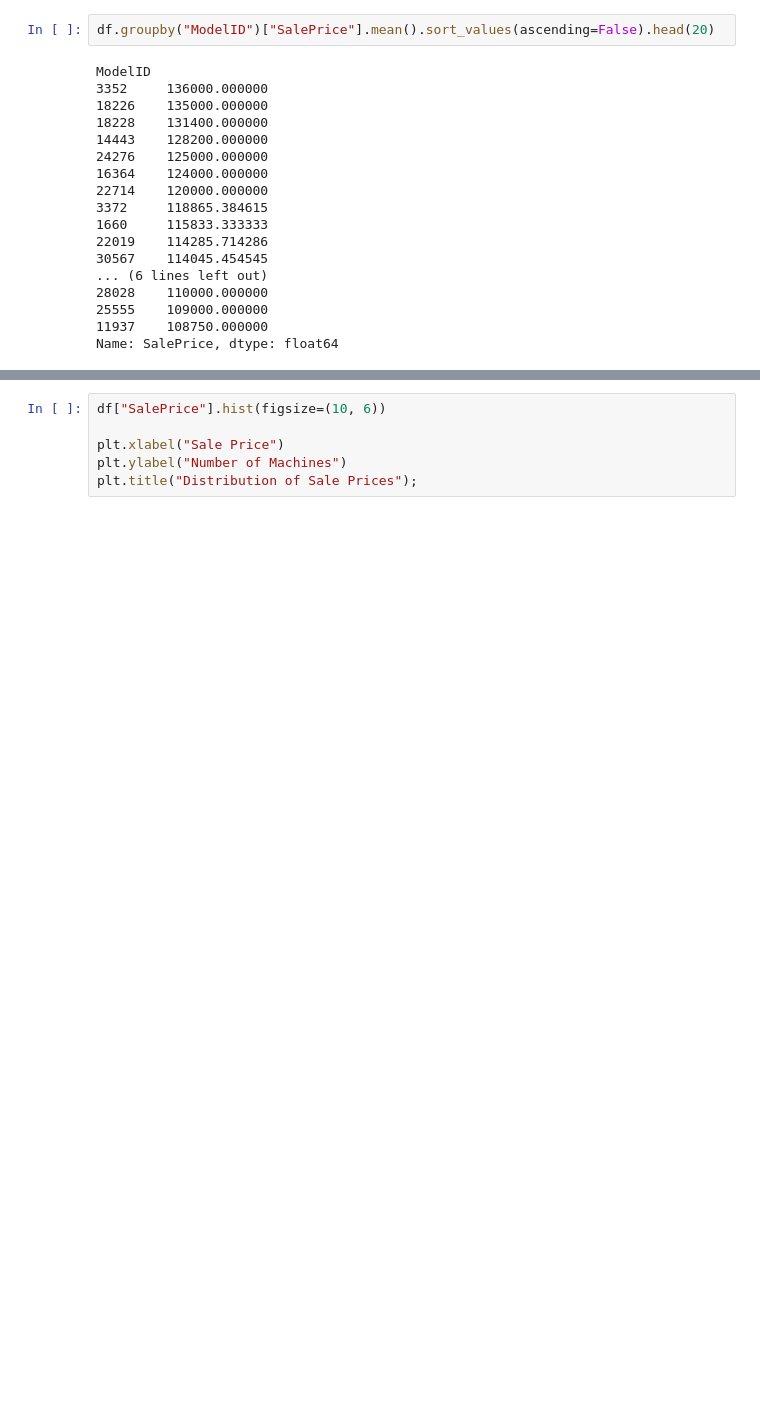
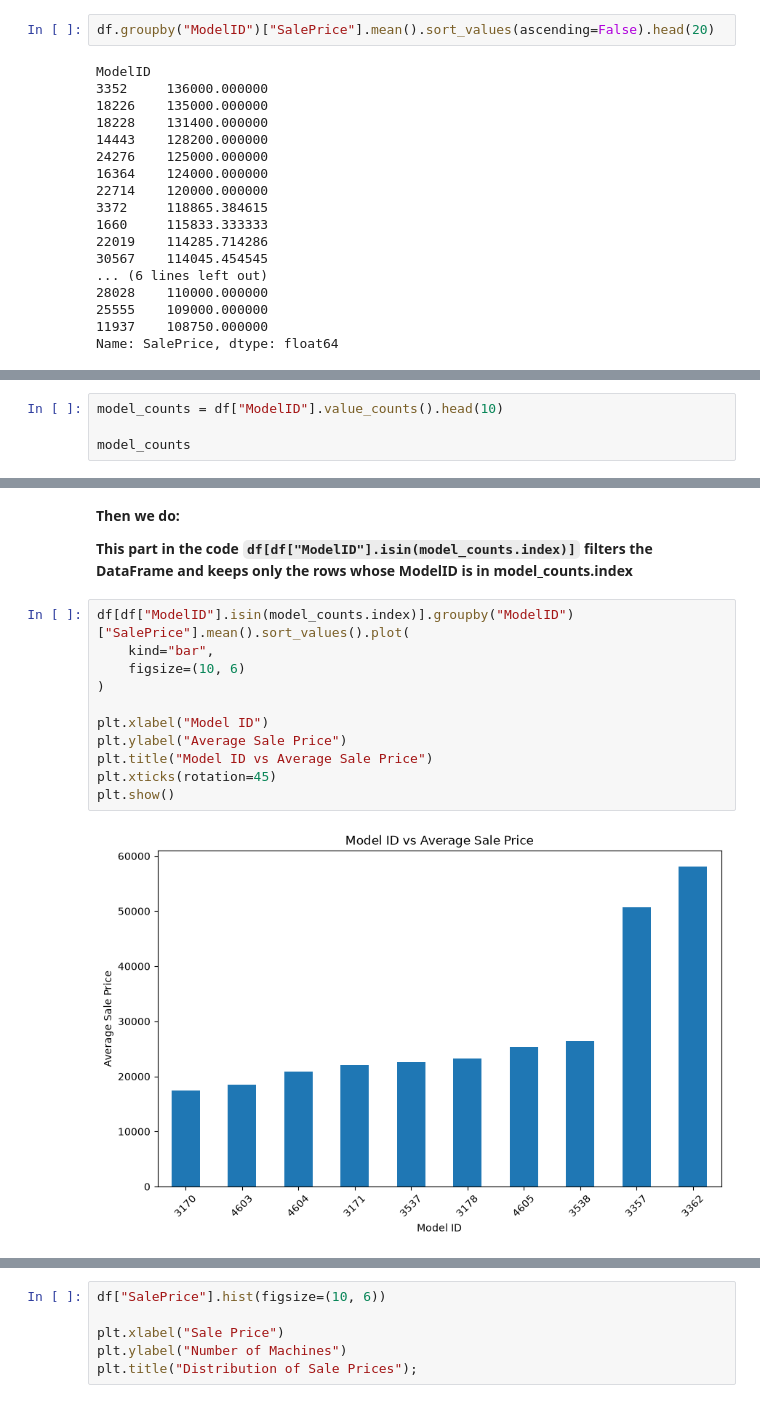
Before and after one commit to Eseigbe111/ml-course-following, a Jupyter notebook: bulldozer-price-prediction-project/Going-through-bulldozer-price-regression.ipynb, the cells around one changed output, grey strips where cells are left out. Drawn from its saved outputs; the diff is of its cells as text; blank space fills up the shorter version.

```diff
--- a/bulldozer-price-prediction-project/Going-through-bulldozer-price-regression.ipynb
+++ b/bulldozer-price-prediction-project/Going-through-bulldozer-price-regression.ipynb
@@ -394,0 +482,4 @@ Name: SalePrice, dtype: float64
+# %%
+model_counts = df["ModelID"].value_counts().head(10)
+
+model_counts
@@ -395 +499,18 @@ Name: SalePrice, dtype: float64
+# %% [markdown]
+**Then we do:**
+
+**This part in the code `df[df["ModelID"].isin(model_counts.index)]` filters the DataFrame and keeps only the rows whose ModelID is in model_counts.index**
+# %%
+df[df["ModelID"].isin(model_counts.index)].groupby("ModelID")["SalePrice"].mean().sort_values().plot(
+    kind="bar",
+    figsize=(10, 6)
+)
+
+plt.xlabel("Model ID")
+plt.ylabel("Average Sale Price")
+plt.title("Model ID vs Average Sale Price")
+plt.xticks(rotation=45)
+plt.show()
+# %% [output]
+[figure, added]
 # %% [markdown]
```
Also changed, not shown: parts of 17 cells of this notebook.
